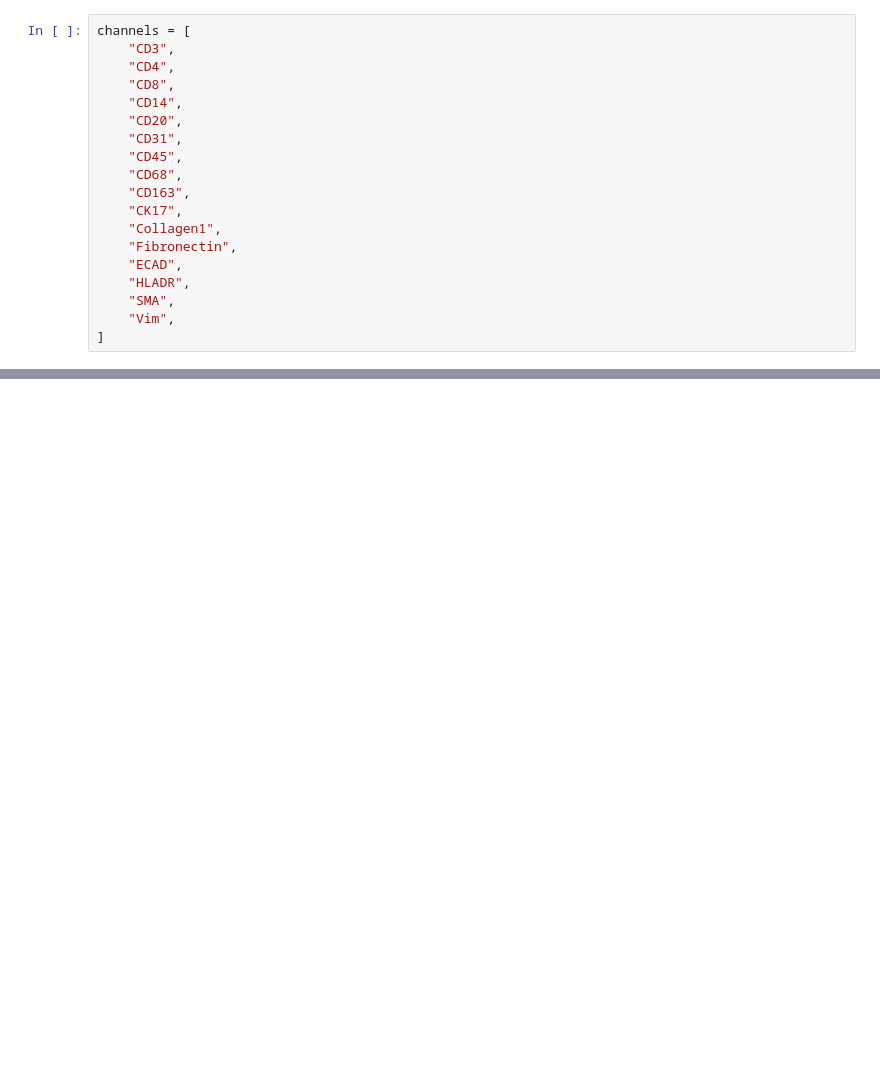
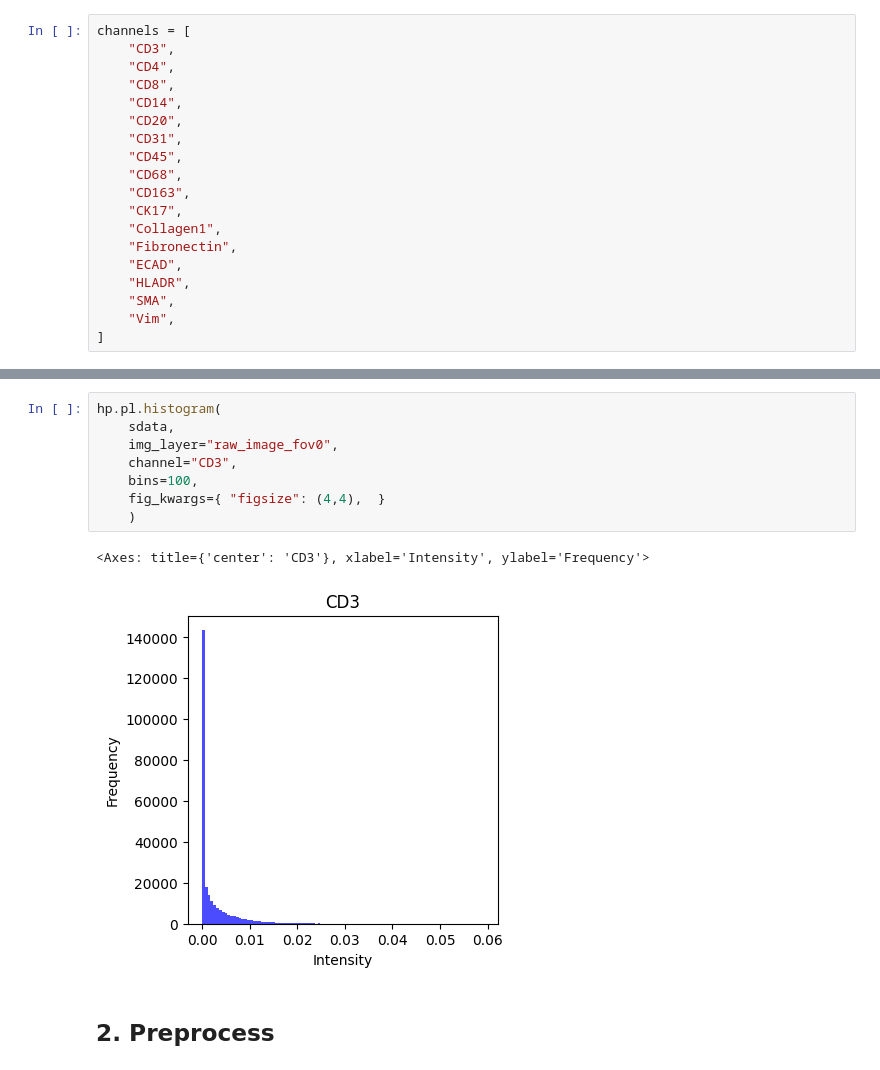
Before and after one commit to saeyslab/napari-sparrow, a Jupyter notebook: docs/tutorials/general/FlowSOM_for_pixel_and_cell_clustering.ipynb, the cells around one changed output, grey strips where cells are left out. Drawn from its saved outputs; the diff is of its cells as text; blank space fills up the shorter version.

Commit message:
Sc 44 preprocess flowsom (#83)
* SC_44 preprocess cap

* SC_44 add histogram plot and cap_max

* SC_44 update notebook

```diff
--- a/docs/tutorials/general/FlowSOM_for_pixel_and_cell_clustering.ipynb
+++ b/docs/tutorials/general/FlowSOM_for_pixel_and_cell_clustering.ipynb
@@ -180,0 +68,13 @@ sdata_ark_analysis[ "table_cell_clustering_flowsom" ].uns[ "spatialdata_attrs" ]
+# %%
+hp.pl.histogram(
+    sdata,
+    img_layer="raw_image_fov0",
+    channel="CD3",
+    bins=100,
+    fig_kwargs={ "figsize": (4,4),  }
+    )
+# %% [output]
+<Axes: title={'center': 'CD3'}, xlabel='Intensity', ylabel='Frequency'>
+[figure, added]
+# %% [markdown]
+## 2. Preprocess
```
Also changed, not shown: parts of 37 cells of this notebook, 8 other files.
